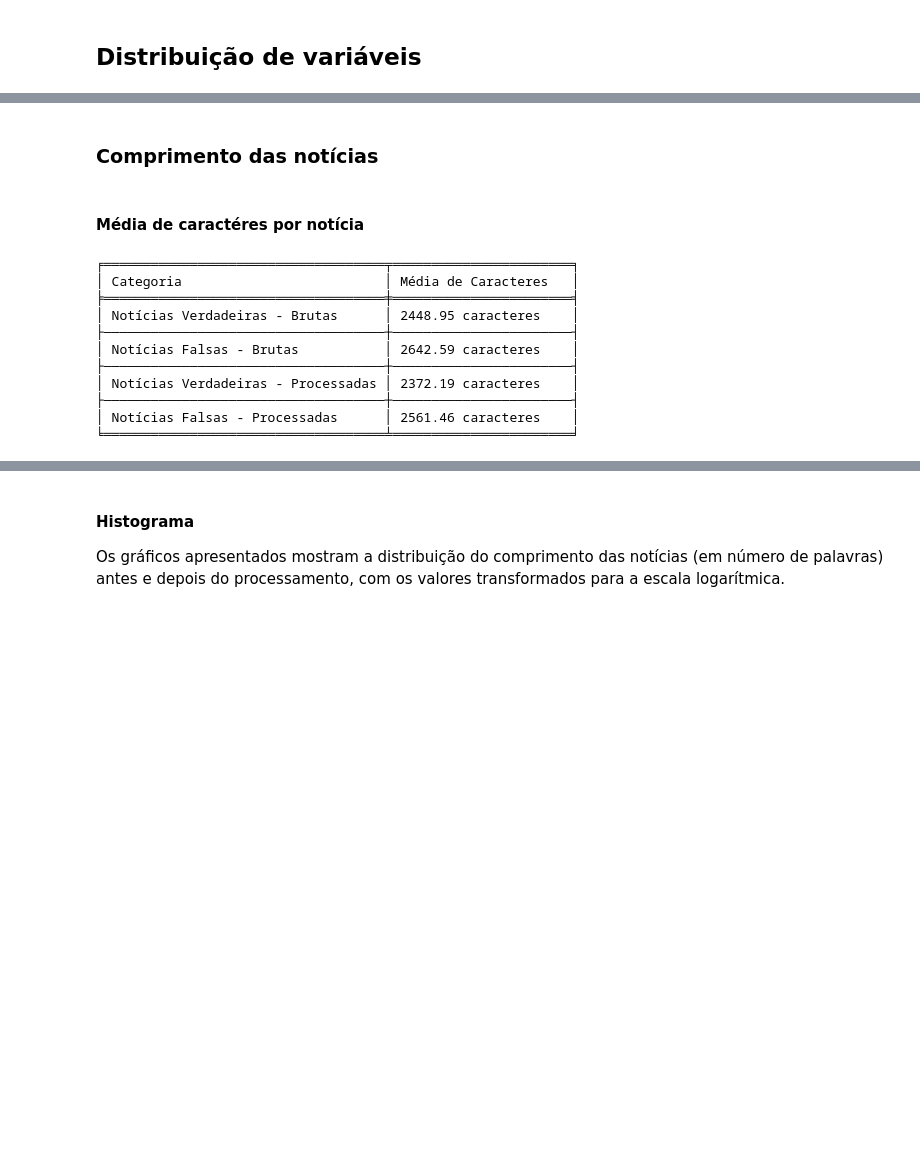
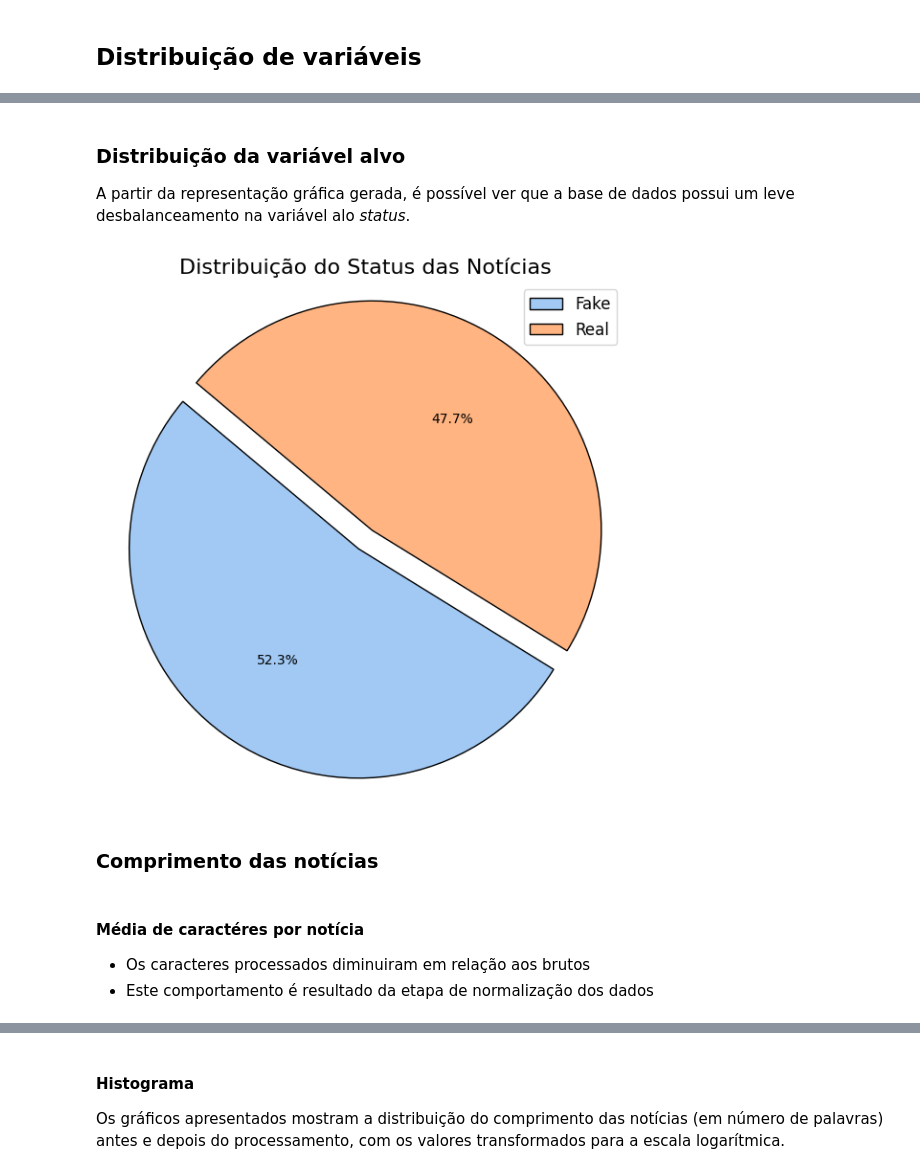
Before and after one commit to anaahnb/fake-and-real-news, a Jupyter notebook: fake_news_real_news.ipynb, the cells around one changed output, grey strips where cells are left out. Saved outputs shown, nothing was run; the diff lists cells and outputs as text; code cells hidden in the pictures; blank space fills up the shorter version.

```diff
--- a/fake_news_real_news.ipynb
+++ b/fake_news_real_news.ipynb
@@ -167,34 +114,15 @@ plt.show()
+# %% [markdown]
+### Distribuição da variável alvo
+
+A partir da representação gráfica gerada, é possível ver que a base de dados possui um leve desbalanceamento na variável alo *status*.
+# %%
+analysis.plot_status_distribution()
+# %% [output]
+[figure, added]
 # %% [markdown]
 ### Comprimento das notícias
-# %% [markdown]
-#### Média de caractéres por notícia
-# %%
-datasets = {
-    "Notícias Verdadeiras - Brutas": df_true['text'],
-    "Notícias Falsas - Brutas": df_false['text'],
-    "Notícias Verdadeiras - Processadas": df[df['status'] == 1]['text'],
-    "Notícias Falsas - Processadas": df[df['status'] == 0]['text']
-}
-
-data_summary = []
-
-for name, text_data in datasets.items():
-    text_data = text_data.dropna()
-    avg_chars = text_data.apply(len).mean()
-    data_summary.append([name, f"{avg_chars:.2f} caracteres"])
-
-table = tabulate(data_summary, headers=["Categoria", "Média de Caracteres"], tablefmt="fancy_grid")
-
-print(table)
-# %% [output]
-╒════════════════════════════════════╤═══════════════════════╕
-│ Categoria                          │ Média de Caracteres   │
-╞════════════════════════════════════╪═══════════════════════╡
-│ Notícias Verdadeiras - Brutas      │ 2448.95 caracteres    │
-├────────────────────────────────────┼───────────────────────┤
-│ Notícias Falsas - Brutas           │ 2642.59 caracteres    │
-├────────────────────────────────────┼───────────────────────┤
-│ Notícias Verdadeiras - Processadas │ 2372.19 caracteres    │
-├────────────────────────────────────┼───────────────────────┤
-│ Notícias Falsas - Processadas      │ 2561.46 caracteres    │
-╘════════════════════════════════════╧═══════════════════════╛
+# %% [markdown]
+#### Média de caractéres por notícia
+
+- Os caracteres processados diminuiram em relação aos brutos
+- Este comportamento é resultado da etapa de normalização dos dados
```
Also changed, not shown: parts of 58 cells of this notebook, 2 other files.
